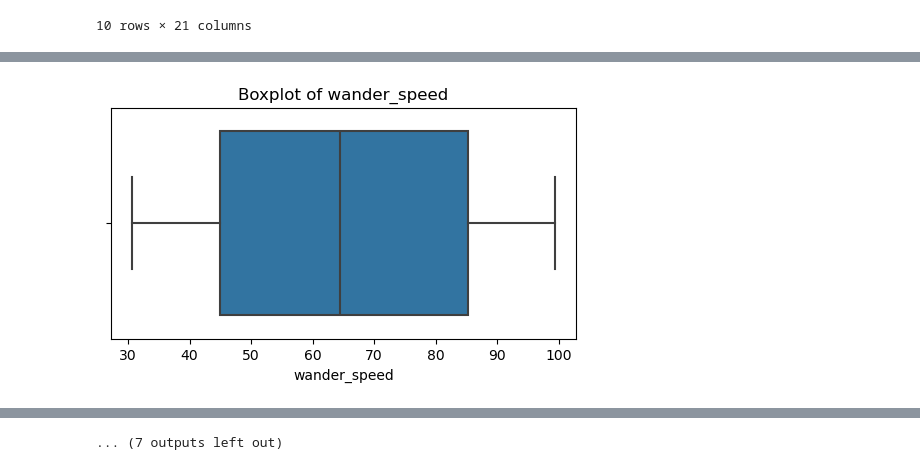
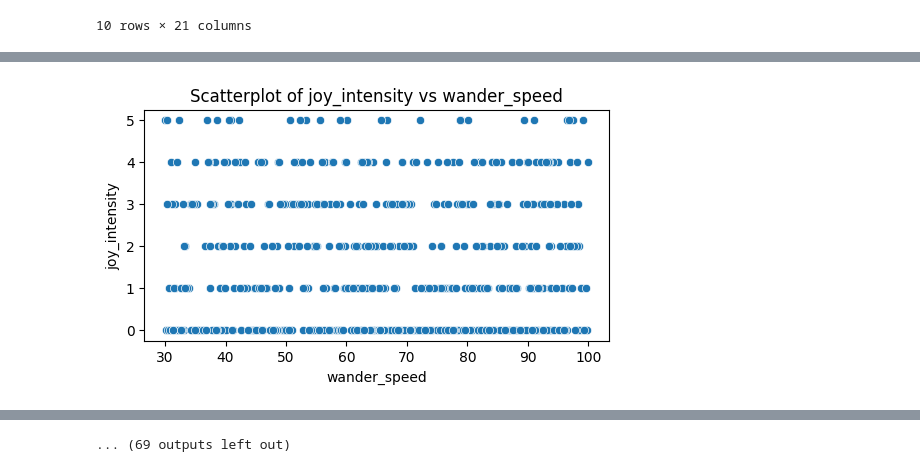
Before and after one commit to fcortevargas/Thesis, a Jupyter notebook: Data Analysis/Analysis/rating_analysis.ipynb, the cells around one changed output, grey strips where cells are left out. Saved outputs shown, nothing was run; the diff lists cells and outputs as text; code cells hidden in the pictures.

```diff
--- a/Data Analysis/Analysis/rating_analysis.ipynb
+++ b/Data Analysis/Analysis/rating_analysis.ipynb
@@ -8,4 +12,8 @@ file_path = '../Data/Processed/video_rating.csv'
 df = pd.read_csv(file_path, header=0, index_col=[0, 1])
+# %%
+indep_var_cols = ['wander_speed', 'wander_roundness', 'wander_cycle_rate', 'blink_temperature', 'blink_slope', 'blink_cycle_rate', 'beep_pitch', 'beep_slope', 'beep_cycle_rate']
+# %%
+dep_var_cols = ['joy_intensity', 'sadness_intensity', 'anger_intensity', 'fear_intensity', 'disgust_intensity', 'surprise_intensity', 'pleasure', 'arousal', 'dominance']
 # %%
 df.head(10)
 # %% [output]
@@ -25 +53,3 @@ df.head(10)
+# %%
+df[dep_var_cols] = df[dep_var_cols].fillna(value=0)
 # %%
@@ -79,8 +139,11 @@ for column in df_numericals:
 # %%
-for column in df_numericals:
-    plt.figure(figsize=(6, 3))
-    sns.boxplot(x=df_numericals[column])
-    plt.title(f'Boxplot of {column}')
-    plt.show()
+for indep_var_col in indep_var_cols:
+    for dep_var_col in dep_var_cols:
+        plt.figure(figsize=(6, 3))
+        sns.scatterplot(data=df, x=indep_var_col, y=dep_var_col)
+        plt.title(f'Scatterplot of {dep_var_col} vs {indep_var_col}')
+        plt.xlabel(indep_var_col)
+        plt.ylabel(dep_var_col)
+        plt.show()
 # %% [output]
-[figure, old version]
+[figure, new version]
@@ -98 +161 @@ for column in df_numericals:
-... (7 outputs left out)
+... (69 outputs left out)
```
Also changed, not shown: parts of 25 cells of this notebook, 9 other files.
